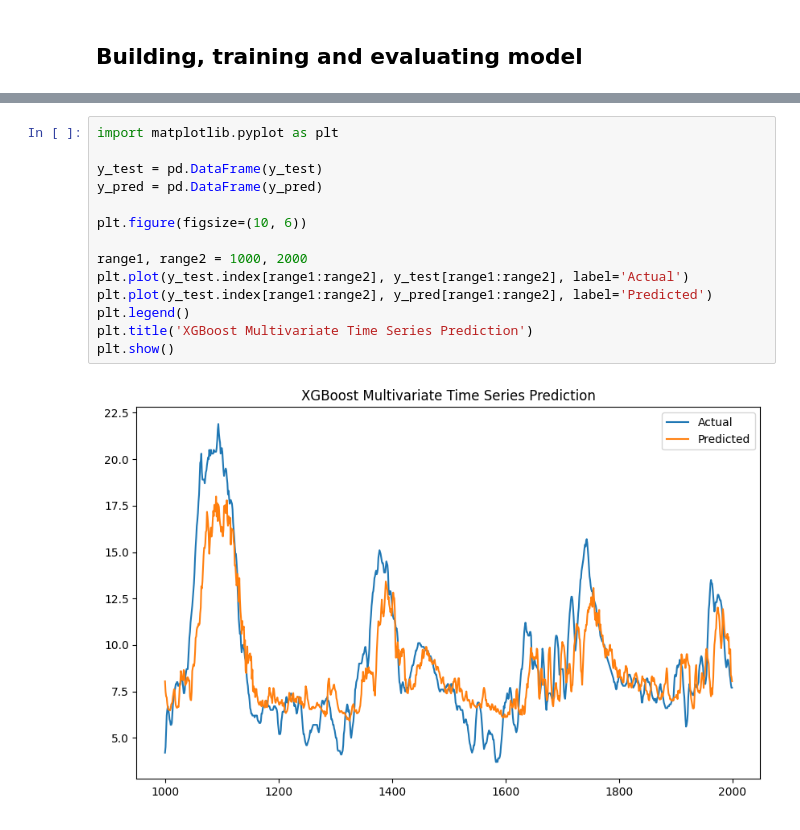
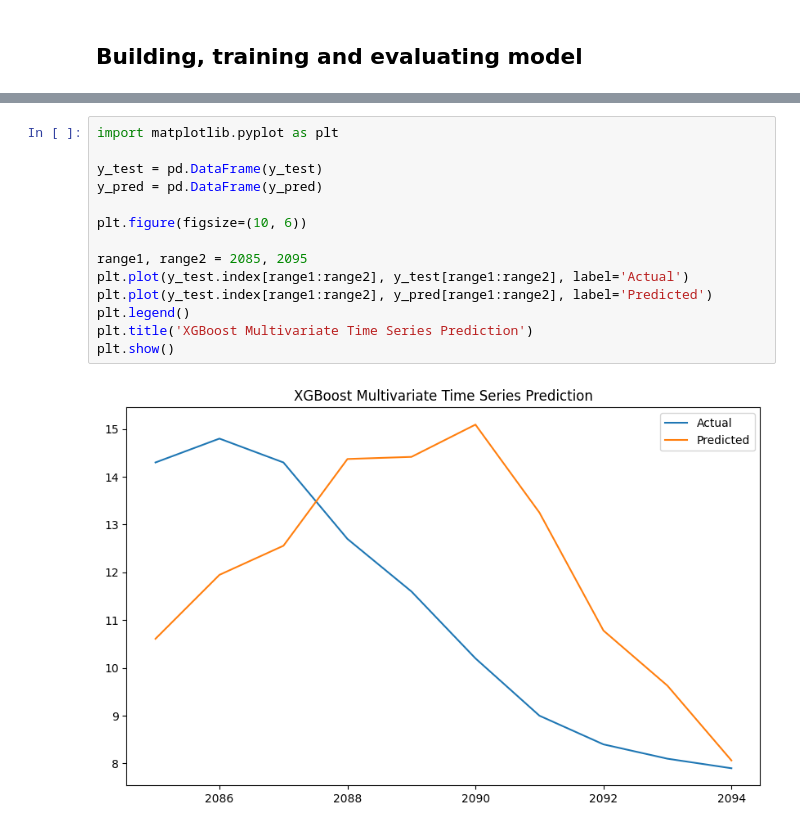
Before and after one commit to anikdem01/blood_glucose_prediction, a Jupyter notebook: lstm_timeseries_glucose.ipynb, the cells around one changed output, grey strips where cells are left out. Saved outputs shown, nothing was run; the diff lists cells and outputs as text.

```diff
--- a/lstm_timeseries_glucose.ipynb
+++ b/lstm_timeseries_glucose.ipynb
@@ -244,16 +308,16 @@ Mean Squared Error: 3.019579756187921
 # %%
 import matplotlib.pyplot as plt
 
 y_test = pd.DataFrame(y_test)
 y_pred = pd.DataFrame(y_pred)
 
 plt.figure(figsize=(10, 6))
 
-range1, range2 = 1000, 2000
+range1, range2 = 2085, 2095
 plt.plot(y_test.index[range1:range2], y_test[range1:range2], label='Actual')
 plt.plot(y_test.index[range1:range2], y_pred[range1:range2], label='Predicted')
 plt.legend()
 plt.title('XGBoost Multivariate Time Series Prediction')
 plt.show()
 # %% [output]
-[figure, old version]
+[figure, new version]
```
Also changed, not shown: parts of 19 cells of this notebook.
